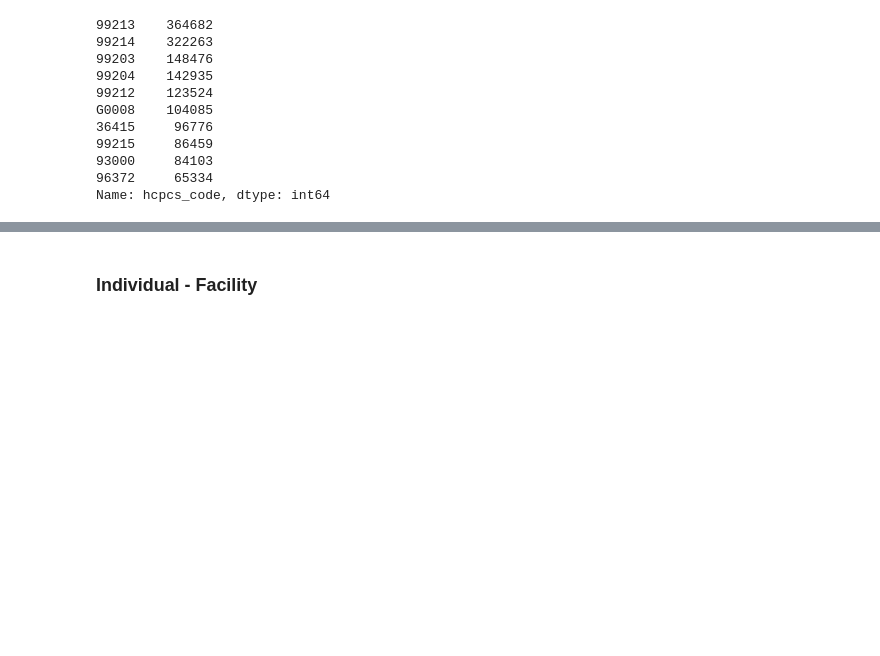
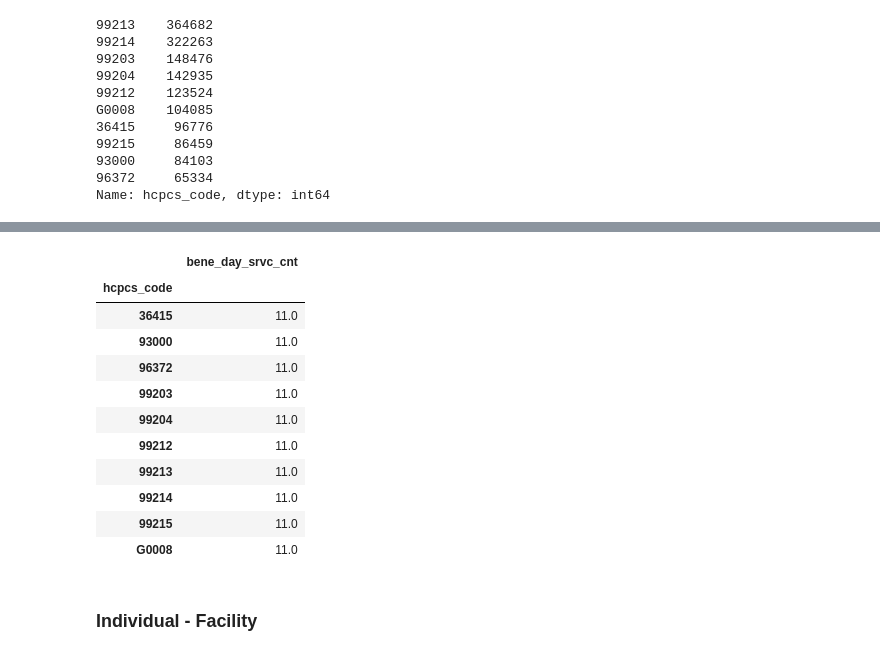
Before and after one commit to mwbarnesy/medicare-providers, a Jupyter notebook: Notebook/phys_other_sup_pmts_2015.ipynb, the cells around one changed output, grey strips where cells are left out. Saved outputs shown, nothing was run; the diff lists cells and outputs as text; code cells hidden in the pictures; blank space fills up the shorter version.

```diff
--- a/Notebook/phys_other_sup_pmts_2015.ipynb
+++ b/Notebook/phys_other_sup_pmts_2015.ipynb
@@ -147,3 +191,20 @@ Name: hcpcs_code, dtype: int64
+# %%
+io_pivot_min = io_melt.pivot_table(index = 'hcpcs_code', values = 'bene_day_srvc_cnt', aggfunc = np.min)
+# %%
+io_pivot_min
+# %% [output]
+|  | bene_day_srvc_cnt |
+| hcpcs_code |  |
+| 36415 | 11.0 |
+| 93000 | 11.0 |
+| 96372 | 11.0 |
+| 99203 | 11.0 |
+| 99204 | 11.0 |
+| 99212 | 11.0 |
+| 99213 | 11.0 |
+| 99214 | 11.0 |
+| 99215 | 11.0 |
+| G0008 | 11.0 |
 # %% [markdown]
 ### Individual - Facility
 # %%
```
Also changed, not shown: parts of 15 cells of this notebook.
